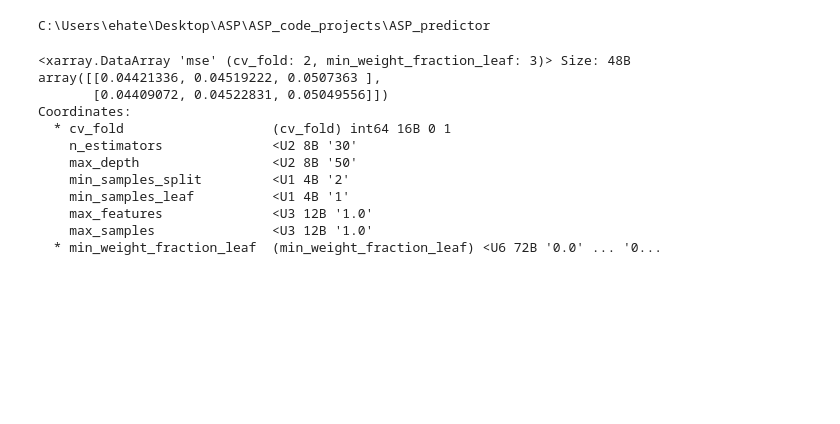
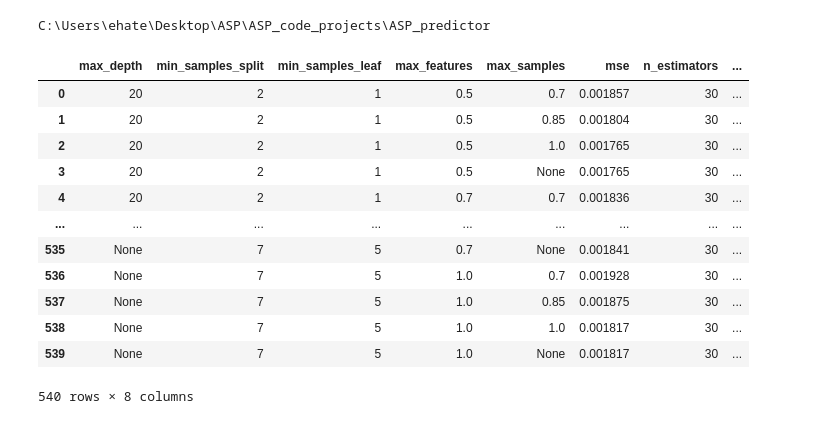
Before and after one commit to EHTellefsen/Arctic_Snow_Products, a Jupyter notebook: notebooks/cross_val_testing.ipynb, the cells around one changed output. Saved outputs shown, nothing was run; the diff lists cells and outputs as text; code cells hidden in the pictures; blank space fills up the shorter version.

```diff
--- a/notebooks/cross_val_testing.ipynb
+++ b/notebooks/cross_val_testing.ipynb
@@ -11,18 +13,20 @@ C:\Users\ehate\Desktop\ASP\ASP_code_projects\ASP_predictor
 # %%
 ds = xr.load_dataset(r'C:\Users\ehate\Desktop\ASP\ASP_code_projects\ASP_predictor\data\intermediate\CV_results\performance_cube.nc')
 ds = ds.squeeze()
-da = ds.mse.sel(max_depth='50')**0.5
-da
+ds = ds.mean(dim='cv_fold')
+df = ds.to_dataframe().reset_index()
+df
 # %% [output]
+|  | max_depth | min_samples_split | min_samples_leaf | max_features | max_samples | mse | n_estimators | ... |
+| 0 | 20 | 2 | 1 | 0.5 | 0.7 | 0.001857 | 30 | ... |
+| 1 | 20 | 2 | 1 | 0.5 | 0.85 | 0.001804 | 30 | ... |
+| 2 | 20 | 2 | 1 | 0.5 | 1.0 | 0.001765 | 30 | ... |
+| 3 | 20 | 2 | 1 | 0.5 | None | 0.001765 | 30 | ... |
+| 4 | 20 | 2 | 1 | 0.7 | 0.7 | 0.001836 | 30 | ... |
+| ... | ... | ... | ... | ... | ... | ... | ... | ... |
+| 535 | None | 7 | 5 | 0.7 | None | 0.001841 | 30 | ... |
+| 536 | None | 7 | 5 | 1.0 | 0.7 | 0.001928 | 30 | ... |
+| 537 | None | 7 | 5 | 1.0 | 0.85 | 0.001875 | 30 | ... |
+| 538 | None | 7 | 5 | 1.0 | 1.0 | 0.001817 | 30 | ... |
+| 539 | None | 7 | 5 | 1.0 | None | 0.001817 | 30 | ... |
-<xarray.DataArray 'mse' (cv_fold: 2, min_weight_fraction_leaf: 3)> Size: 48B
-array([[0.04421336, 0.04519222, 0.0507363 ],
-       [0.04409072, 0.04522831, 0.05049556]])
-Coordinates:
-  * cv_fold                   (cv_fold) int64 16B 0 1
-    n_estimators              <U2 8B '30'
-    max_depth                 <U2 8B '50'
-    min_samples_split         <U1 4B '2'
-    min_samples_leaf          <U1 4B '1'
-    max_features              <U3 12B '1.0'
-    max_samples               <U3 12B '1.0'
-  * min_weight_fraction_leaf  (min_weight_fraction_leaf) <U6 72B '0.0' ... '0...
+540 rows × 8 columns
```
Also changed, not shown: parts of 5 cells of this notebook, 3 other files.
